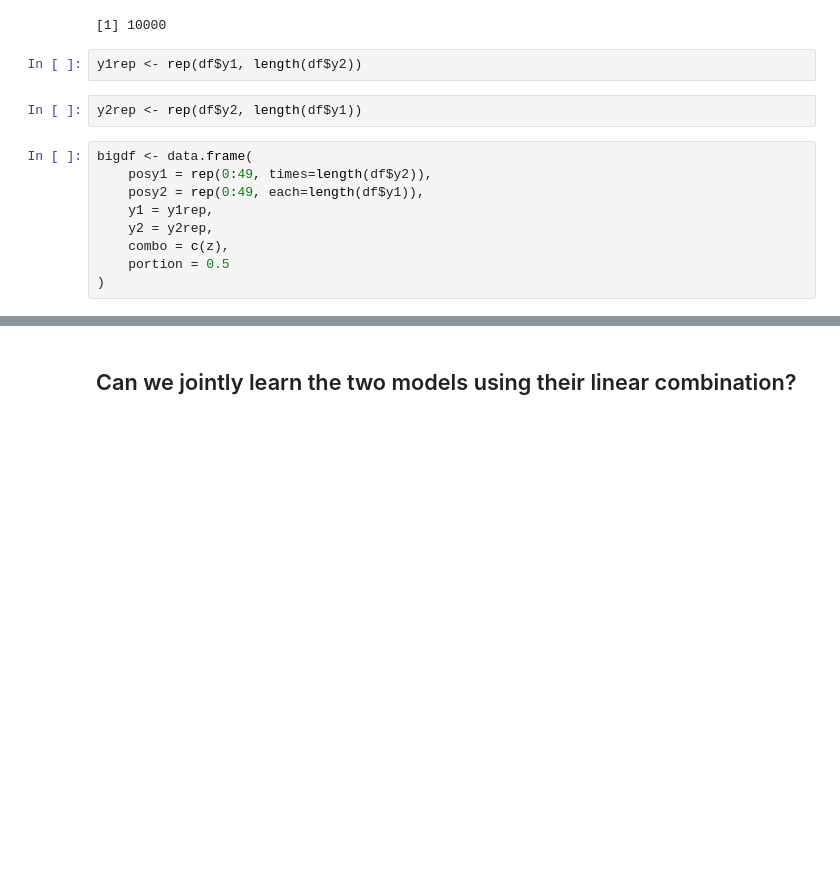
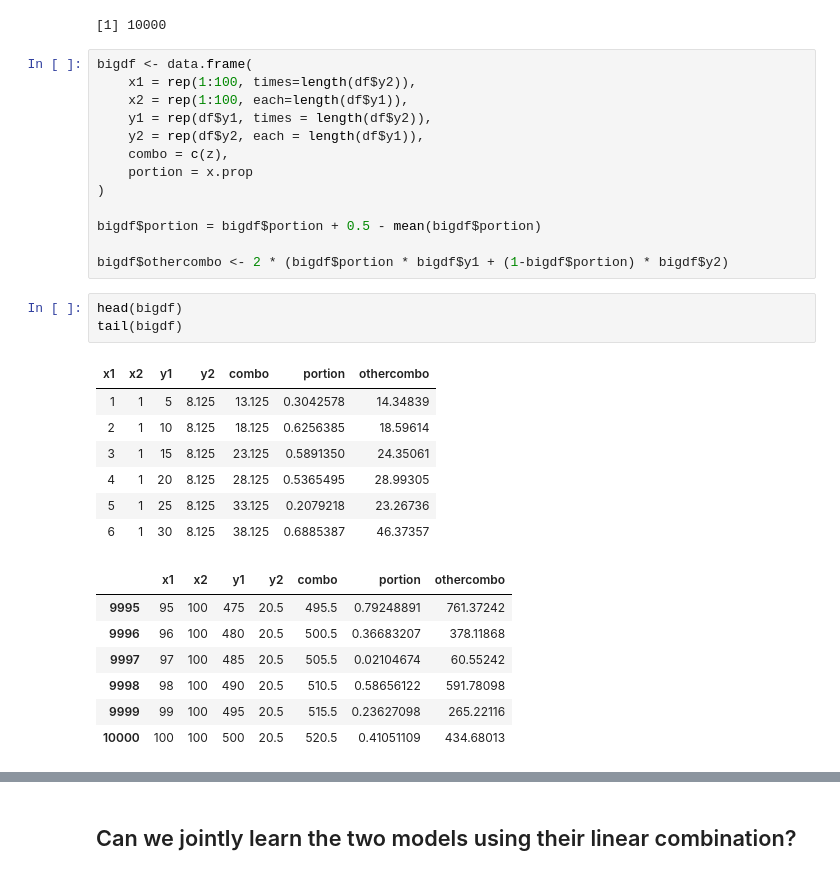
Before and after one commit to carbocation/jupyter, a Jupyter notebook: Mixup with generalized linear models.ipynb, the cells around one changed output, grey strips where cells are left out. Saved outputs shown, nothing was run; the diff lists cells and outputs as text; blank space fills up the shorter version.

```diff
--- a/Mixup with generalized linear models.ipynb
+++ b/Mixup with generalized linear models.ipynb
@@ -49,16 +34,34 @@ z <- outer(df$y1, df$y2, FUN = "+")
 length(c(z))
 # %% [output]
 [1] 10000
-# %%
-y1rep <- rep(df$y1, length(df$y2))
-# %%
-y2rep <- rep(df$y2, length(df$y1))
 # %%
 bigdf <- data.frame(
-    posy1 = rep(0:49, times=length(df$y2)),
-    posy2 = rep(0:49, each=length(df$y1)),
-    y1 = y1rep,
-    y2 = y2rep,
+    x1 = rep(1:100, times=length(df$y2)),
+    x2 = rep(1:100, each=length(df$y1)),
+    y1 = rep(df$y1, times = length(df$y2)),
+    y2 = rep(df$y2, each = length(df$y1)),
     combo = c(z),
-    portion = 0.5
+    portion = x.prop
 )
+
+bigdf$portion = bigdf$portion + 0.5 - mean(bigdf$portion)
+
+bigdf$othercombo <- 2 * (bigdf$portion * bigdf$y1 + (1-bigdf$portion) * bigdf$y2)
+# %%
+head(bigdf)
+tail(bigdf)
+# %% [output]
+| x1 | x2 | y1 | y2 | combo | portion | othercombo |
+| 1 | 1 | 5 | 8.125 | 13.125 | 0.3042578 | 14.34839 |
+| 2 | 1 | 10 | 8.125 | 18.125 | 0.6256385 | 18.59614 |
+| 3 | 1 | 15 | 8.125 | 23.125 | 0.5891350 | 24.35061 |
+| 4 | 1 | 20 | 8.125 | 28.125 | 0.5365495 | 28.99305 |
+| 5 | 1 | 25 | 8.125 | 33.125 | 0.2079218 | 23.26736 |
+| 6 | 1 | 30 | 8.125 | 38.125 | 0.6885387 | 46.37357 |
+|  | x1 | x2 | y1 | y2 | combo | portion | othercombo |
+| 9995 | 95 | 100 | 475 | 20.5 | 495.5 | 0.79248891 | 761.37242 |
+| 9996 | 96 | 100 | 480 | 20.5 | 500.5 | 0.36683207 | 378.11868 |
+| 9997 | 97 | 100 | 485 | 20.5 | 505.5 | 0.02104674 | 60.55242 |
+| 9998 | 98 | 100 | 490 | 20.5 | 510.5 | 0.58656122 | 591.78098 |
+| 9999 | 99 | 100 | 495 | 20.5 | 515.5 | 0.23627098 | 265.22116 |
+| 10000 | 100 | 100 | 500 | 20.5 | 520.5 | 0.41051109 | 434.68013 |
```
Also changed, not shown: parts of 14 cells of this notebook.
